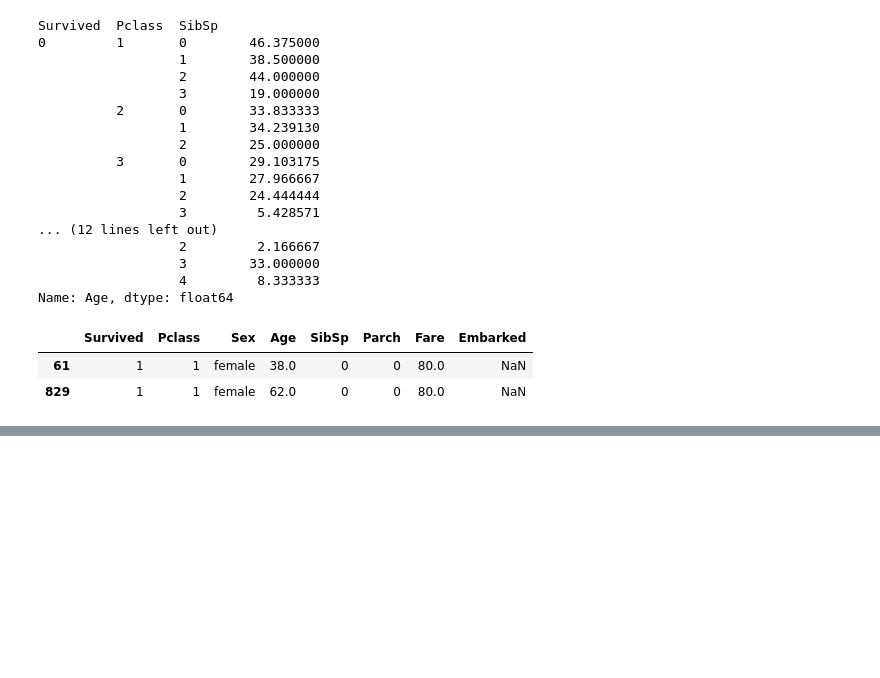
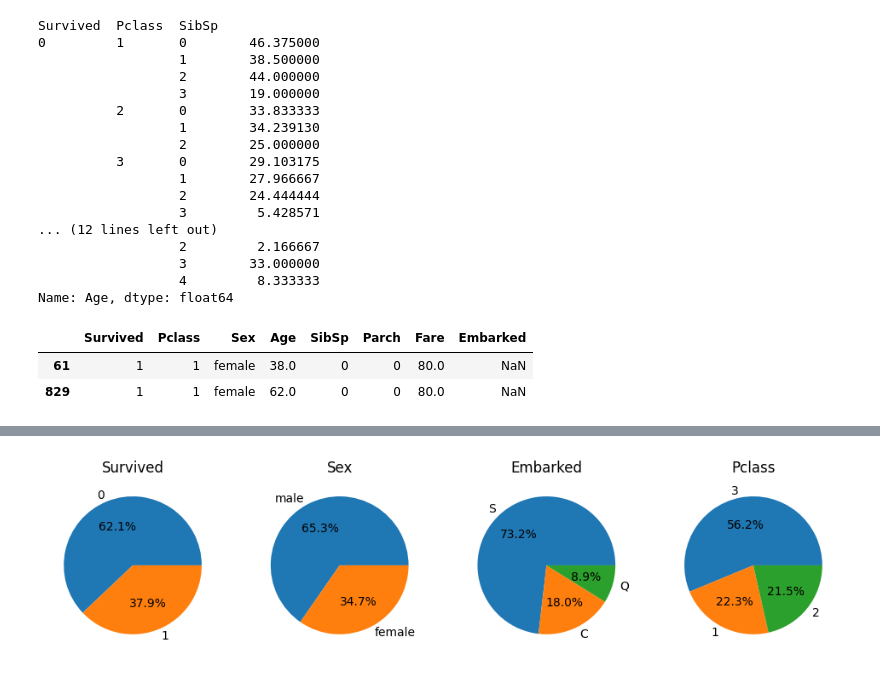
Before and after one commit to Daiaa-K/CODSOFT, a Jupyter notebook: Titanic EDA and prediction/Titanic survivors EDA and prediction.ipynb, the cells around one changed output, grey strips where cells are left out. Cells and saved outputs as stored; diff of their text form; code cells hidden in the pictures; blank space fills up the shorter version.

```diff
--- a/Titanic EDA and prediction/Titanic survivors EDA and prediction.ipynb
+++ b/Titanic EDA and prediction/Titanic survivors EDA and prediction.ipynb
@@ -106,0 +146,9 @@ data=data.dropna()
+# %%
+plt.figure(figsize=(12,9))
+for i,col in enumerate(['Survived','Sex','Embarked','Pclass']):
+    plt.subplot(1,4,i+1)
+    x=data[col].value_counts().reset_index()
+    plt.title(f"{col}")
+    plt.pie(x=x['count'],labels=x[col],autopct="%0.1f%%")
+# %% [output]
+[figure, added]
```
Also changed, not shown: parts of 16 cells of this notebook.
